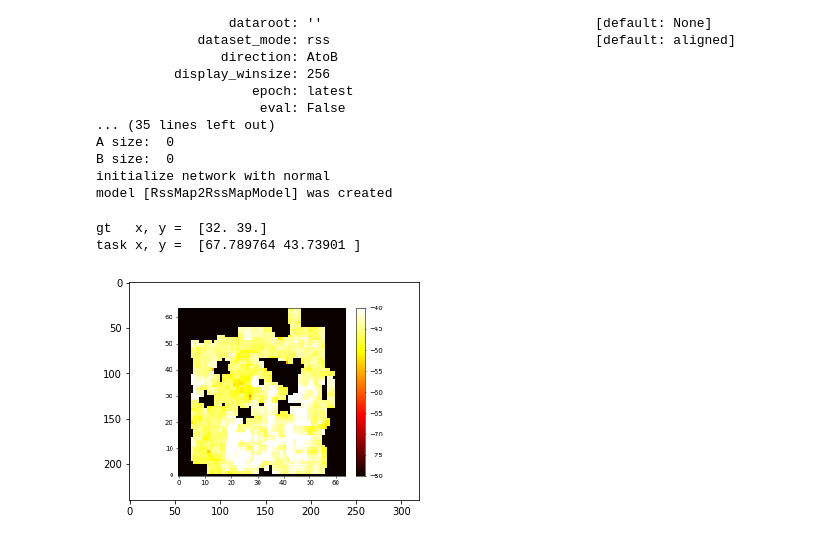
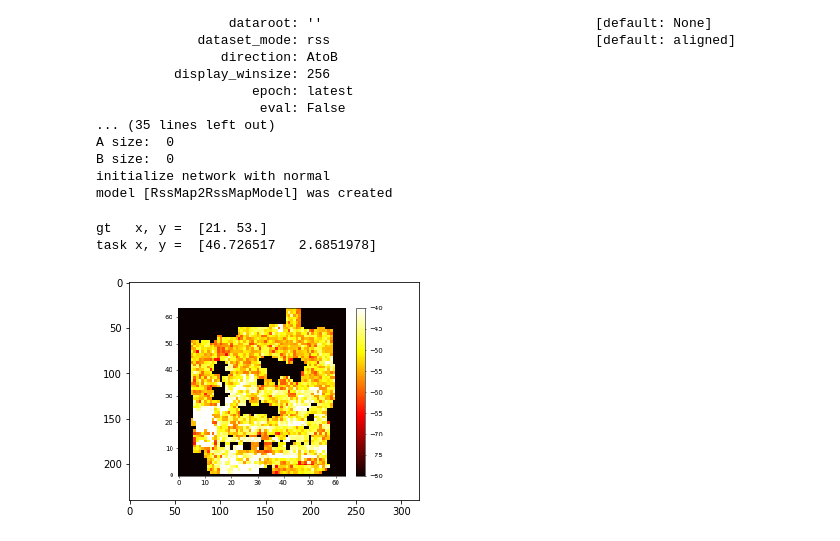
Before and after one commit to Orthocenter/pytorch-CycleGAN-and-pix2pix, a Jupyter notebook: Real data.ipynb, the cells around one changed output. Drawn from its saved outputs; the diff is of its cells as text; code cells hidden in the pictures.

```diff
--- a/Real data.ipynb
+++ b/Real data.ipynb
@@ -9,7 +9,7 @@ files_png = glob.glob("/mnt/data/yanzi/xiaomi_vacuum_as_data_collector/data_pars
 # %%
 def file_info(fname):
     parts = fname.split('/')[-1].split('_')
-    date, time, dev, mac, _, pkt_type, _ = parts
+    date, time, dev, mac, _, pkt_type, _ = parts[:7]
     return date, time, dev, mac, pkt_type
 # %%
 import pickle
@@ -130,22 +126,22 @@ def test_single(A_path):
     #return realA, realB, visuals_np, tx_loc_np, tx_pwr_np, task_tx_loc
     return realA, visuals_np, loc, task_tx_loc
 # %%
-idx = 16
+idx = -15
 res = test_single(files[idx])
 if res is None:
     raise
 _, _, loc, task_loc = res
 print("gt   x, y = ", loc)
 print("task x, y = ", (task_loc + 1.) * 32.)
 img = mpimg.imread(files_png[idx])
 plt.imshow(img)
 plt.show()
 
 # normalize....
 # %% [output]
-gt   x, y =  [32. 39.]
-task x, y =  [67.789764 43.73901 ]
+gt   x, y =  [21. 53.]
+task x, y =  [46.726517   2.6851978]
-[figure, old version]
+[figure, new version]
 # %%
 def l2(x):
     from math import sqrt
```
Also changed, not shown: parts of 6 cells of this notebook.
